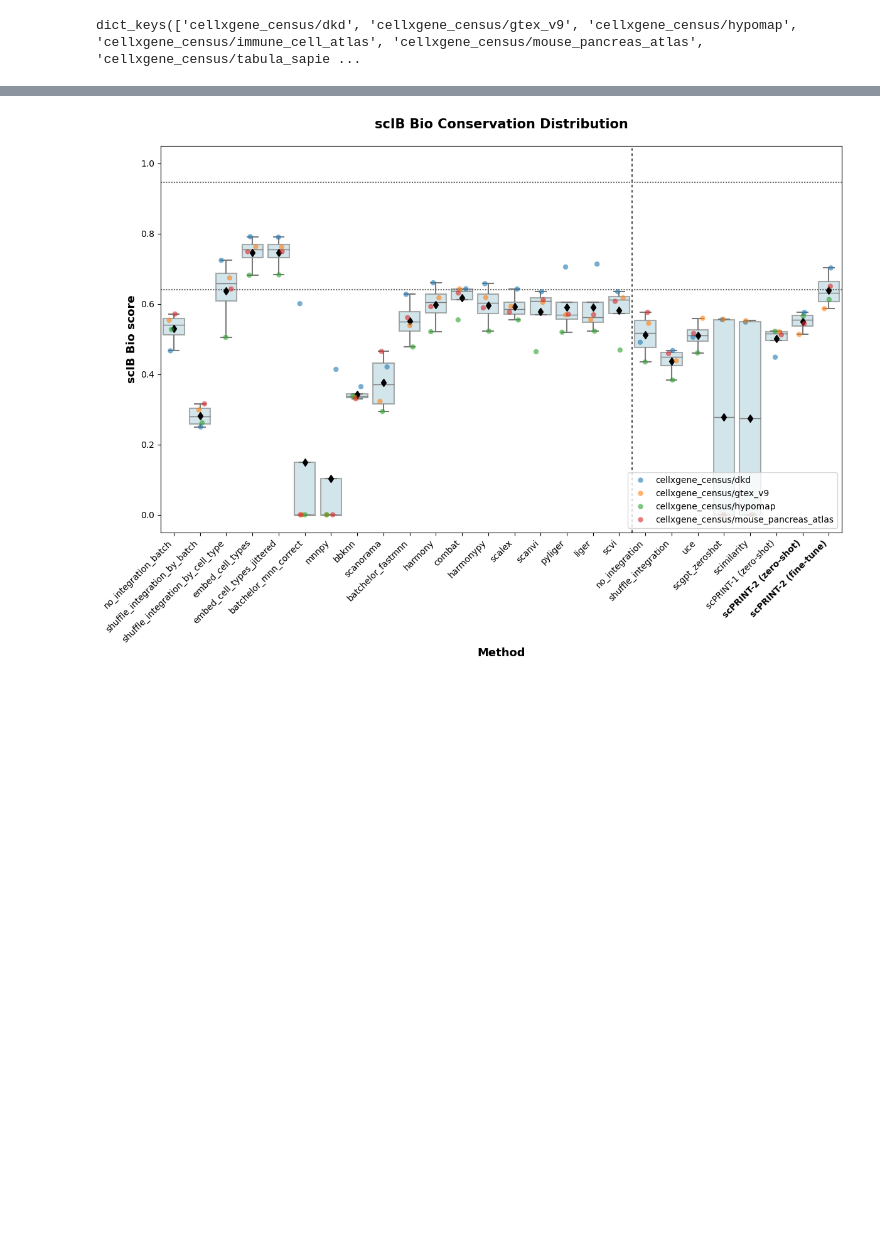
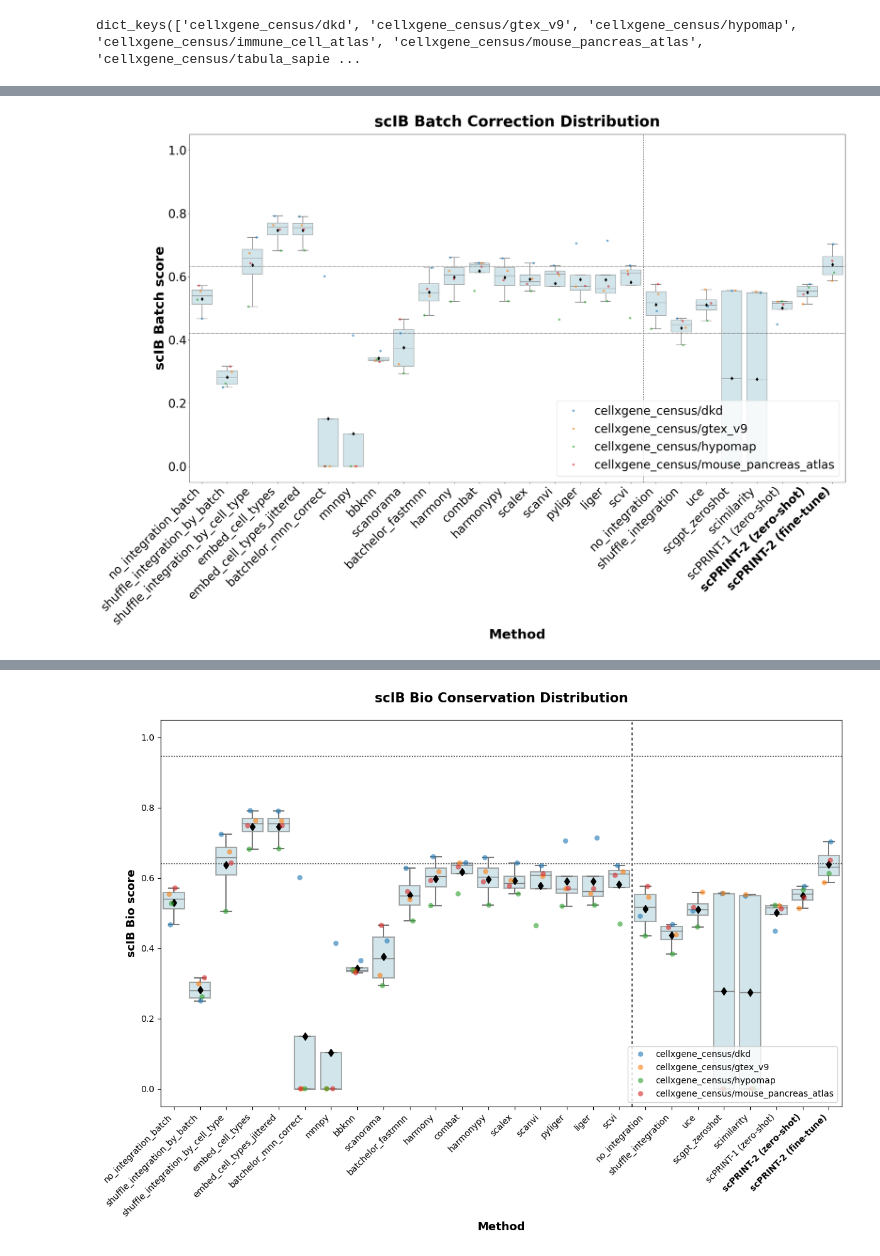
Before and after one commit to Huang-lab/Microglia_foundation_model, a Jupyter notebook: figures/plot_results.ipynb, the cells around one changed output, grey strips where cells are left out. Drawn from its saved outputs; the diff is of its cells as text; code cells hidden in the pictures; blank space fills up the shorter version.

Commit message:
Updated plot for Fiugre 2 paper

```diff
--- a/figures/plot_results.ipynb
+++ b/figures/plot_results.ipynb
@@ -1022,3 +1022,78 @@ shuffle_integration               0.461  0.467
 shuffle_integration_by_batch      0.303  0.315
 shuffle_integration_by_cell_type  0.686  0.724
 uce                               0.527  0.559
+# %%
+FONTSIZE = 30  # taille de base, ajuste selon tes besoins
+
+# Alternative: Boxplot with stripplot overlay
+fig, ax = plt.subplots(figsize=(30, 16))
+
+# Melt the dataframe for seaborn
+plot_data = toplot.T.reset_index().melt(
+    id_vars="index", var_name="Method", value_name="Accuracy"
+)
+plot_data.columns = ["Dataset", "Method", "Accuracy"]
+
+# Define color palette
+colors = ["lightblue"] * len(plot_data["Method"].unique())
+scprint_idx = list(plot_data["Method"].unique()).index("scPRINT-2 (zero-shot)")
+colors[scprint_idx] = "coral"
+
+# Create boxplot
+sns.boxplot(
+    data=plot_data,
+    x="Method",
+    y="Accuracy",
+    ax=ax,
+    color="lightblue",
+    # palette=colors,
+    # hue='Dataset',
+    showmeans=True,
+    fliersize=0,
+    # medianprops=dict(color="black", linewidth=2.5),
+    boxprops=dict(alpha=0.6, linewidth=1.5),
+    whiskerprops=dict(linewidth=1.5),
+    capprops=dict(linewidth=1.5),
+    meanprops={"marker": "d", "markerfacecolor": "black", "markeredgecolor": "black"},
+    # flierprops=dict(marker="o", markerfacecolor="gray", markersize=5, alpha=0.5),
+)
+
+# Add strip plot to show individual points
+sns.stripplot(
+    data=plot_data,
+    x="Method",
+    y="Accuracy",
+    hue="Dataset",
+    ax=ax,
+    # color="black",
+    alpha=0.6,
+    size=6,
+    jitter=0.2,
+)
+
+# Styling
+ax.set_xticklabels(ax.get_xticklabels(), rotation=45, ha="right", fontsize=FONTSIZE)
+ax.tick_params(axis="y", labelsize=FONTSIZE)
+ax.set_ylabel("scIB Batch score", fontsize=FONTSIZE + 4, fontweight="bold")
+ax.set_xlabel("Method", fontsize=FONTSIZE + 4, fontweight="bold")
+# Then make the last label bold
+labels = ax.get_xticklabels()
+labels[-1].set_fontweight("bold")
+labels[-2].set_fontweight("bold")
+ax.set_title(
+    "scIB Batch Correction Distribution", fontsize=FONTSIZE + 8, fontweight="bold", pad=20
+)
+ax.set_ylim([-0.05, 1.05])
+# ax.axhline(y=0.5, color="gray", linestyle="--", alpha=0.4, linewidth=1.5, zorder=0)
+ax.legend(loc="lower right", fontsize=FONTSIZE)
+ax.axvline(17.5, color=".3", dashes=(2, 2))
+ax.axhline(0.632, color=".4", dashes=(1, 1))
+ax.axhline(0.42, color=".4", dashes=(1, 1))
+# plt.tight_layout()
+plt.show()
+
+# Print summary statistics
+print("\nSummary Statistics:")
+print(plot_data.groupby("Method")["Accuracy"].describe().round(3))
+# %% [output]
+[figure, added]
```
Also changed, not shown: parts of 5 cells of this notebook.
